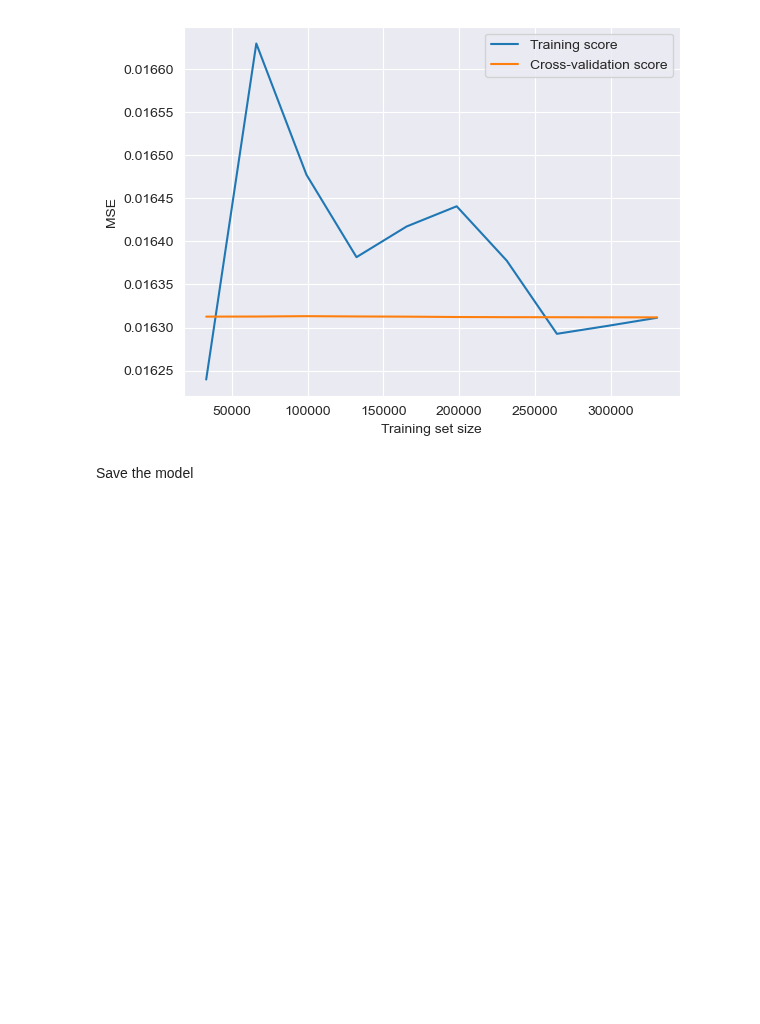
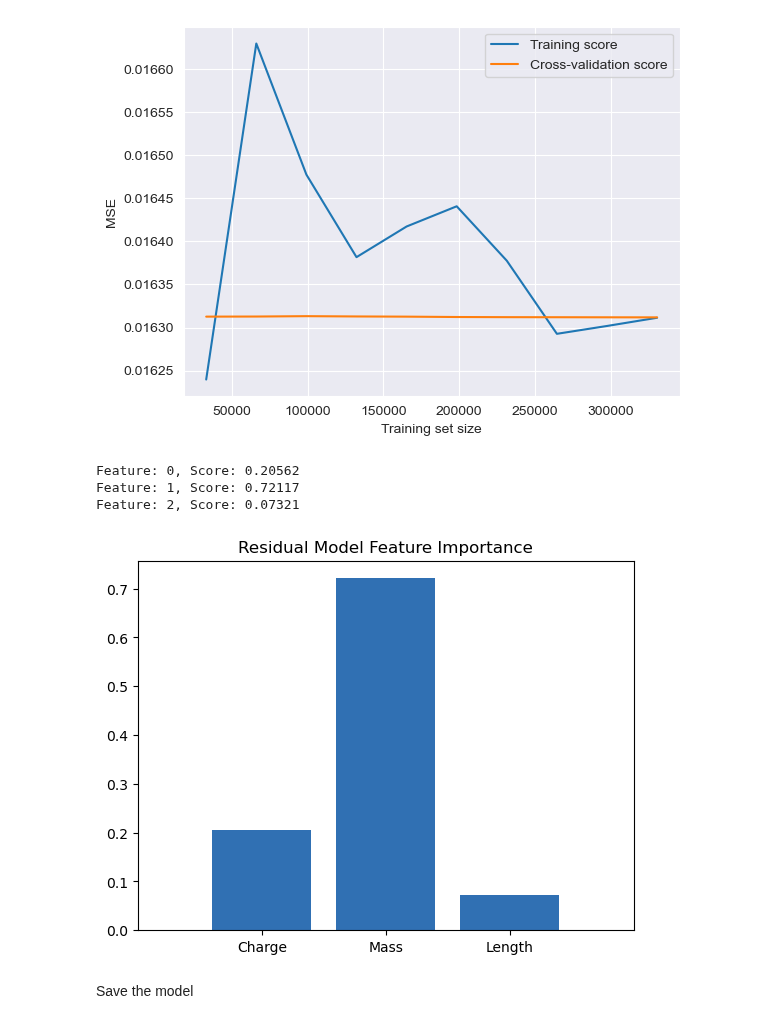
Before and after one commit to IngiumDev/ion-mobility-prediction, a Jupyter notebook: models/lin_reg/lin_reg_0.1_RF_Testing.ipynb, the cells around one changed output. Saved outputs shown, nothing was run; the diff lists cells and outputs as text; code cells hidden in the pictures; blank space fills up the shorter version.

```diff
--- a/models/lin_reg/lin_reg_0.1_RF_Testing.ipynb
+++ b/models/lin_reg/lin_reg_0.1_RF_Testing.ipynb
@@ -338,18 +356,23 @@ plt.show()
 print(X.shape)
 print(y.shape)
 # %%
-importance = model.coef_
+importance = final_residual_model.feature_importances_
 # summarize feature importance
 for i,v in enumerate(importance):
  print('Feature: %0d, Score: %.5f' % (i,v))
 
 # plot feature importance
 plt.bar([x for x in range(len(importance))], importance, color="#3070B3")
-plt.title("Feature Importance")
+plt.title("Residual Model Feature Importance")
 features = X.columns
 plt.xticks(range(X.shape[1]), model.feature_names_in_, rotation=0)
 plt.xlim([-1, X.shape[1]])
 plt.show()
+# %% [output]
+Feature: 0, Score: 0.20562
+Feature: 1, Score: 0.72117
+Feature: 2, Score: 0.07321
+[figure, added]
 # %% [markdown]
 Save the model
 # %%
```
Also changed, not shown: parts of 12 cells of this notebook, 2 other files.
